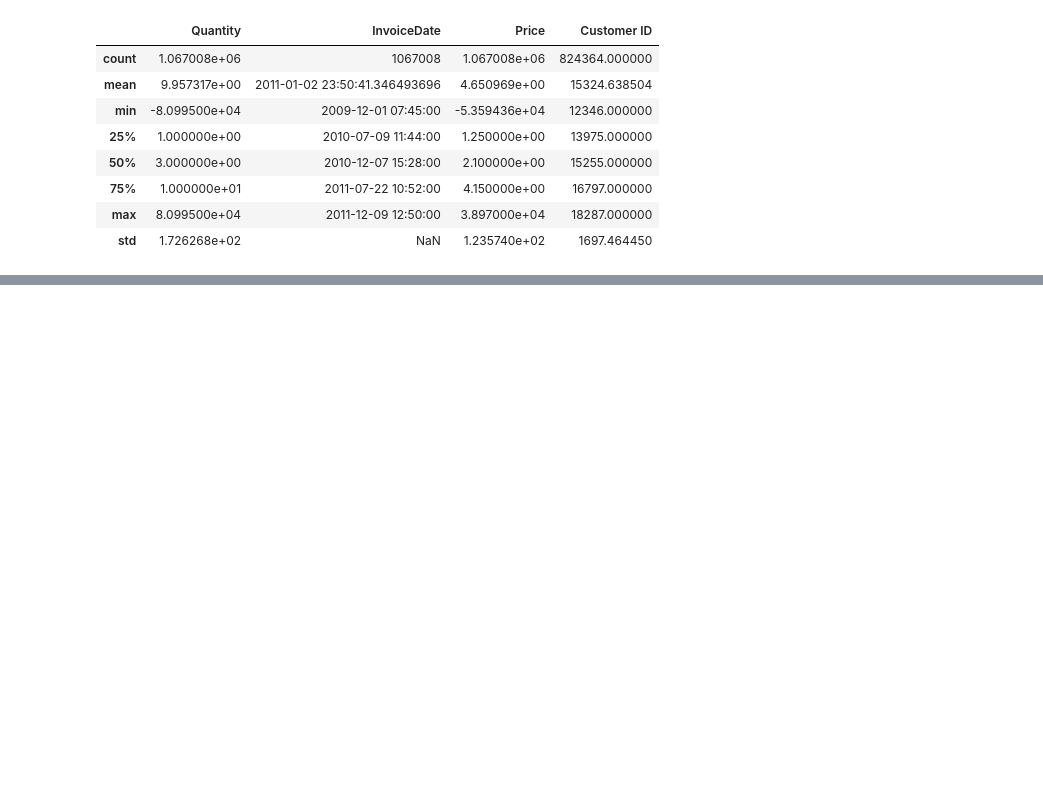
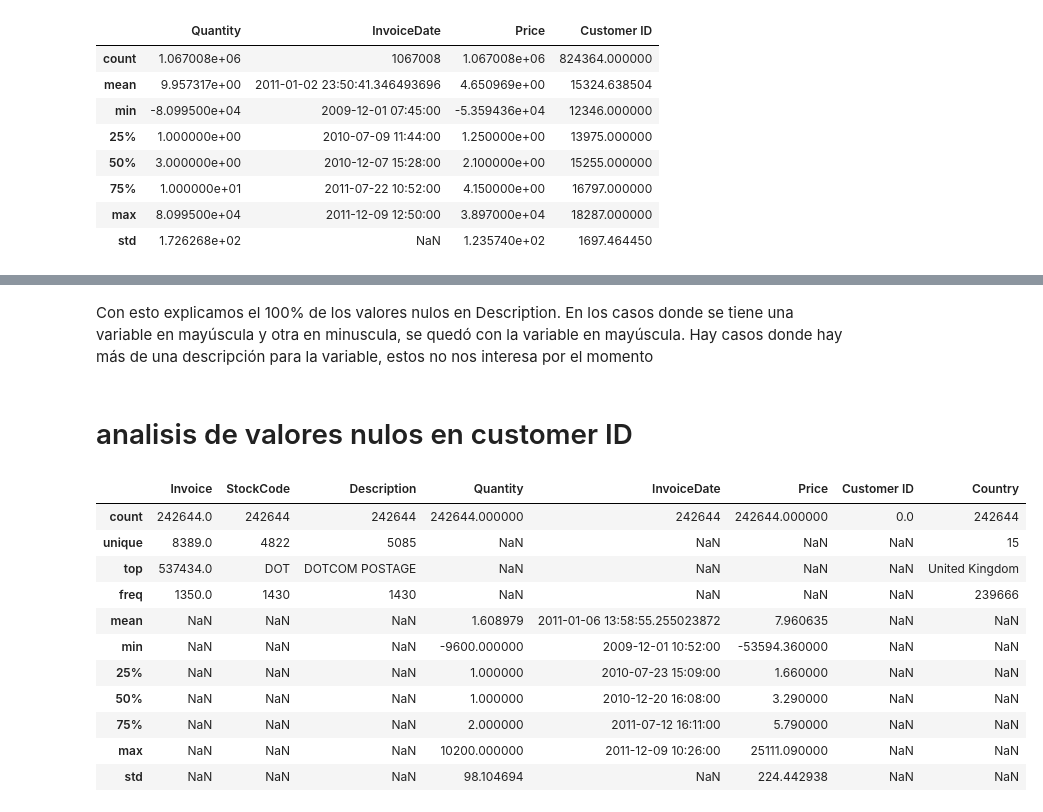
Before and after one commit to No-Country-simulation/s17-17-ft-data-bi, a Jupyter notebook: src/notebooks/eda.ipynb, the cells around one changed output, grey strips where cells are left out. Drawn from its saved outputs; the diff is of its cells as text; code cells hidden in the pictures; blank space fills up the shorter version.

```diff
--- a/src/notebooks/eda.ipynb
+++ b/src/notebooks/eda.ipynb
@@ -321,0 +573,4 @@ df.describe()
+# %% [markdown]
+Con esto explicamos el 100% de los valores nulos en Description. En los casos donde se tiene una variable en mayúscula y otra en minuscula, se quedó con la variable en mayúscula. Hay casos donde hay más de una descripción para la variable, estos no nos interesa por el momento
+# %% [markdown]
+# analisis de valores nulos en customer ID
@@ -321,0 +581,15 @@ df.describe()
+# %%
+df_customer_id.describe(include='all')
+# %% [output]
+|  | Invoice | StockCode | Description | Quantity | InvoiceDate | Price | Customer ID | Country |
+| count | 242644.0 | 242644 | 242644 | 242644.000000 | 242644 | 242644.000000 | 0.0 | 242644 |
+| unique | 8389.0 | 4822 | 5085 | NaN | NaN | NaN | NaN | 15 |
+| top | 537434.0 | DOT | DOTCOM POSTAGE | NaN | NaN | NaN | NaN | United Kingdom |
+| freq | 1350.0 | 1430 | 1430 | NaN | NaN | NaN | NaN | 239666 |
+| mean | NaN | NaN | NaN | 1.608979 | 2011-01-06 13:58:55.255023872 | 7.960635 | NaN | NaN |
+| min | NaN | NaN | NaN | -9600.000000 | 2009-12-01 10:52:00 | -53594.360000 | NaN | NaN |
+| 25% | NaN | NaN | NaN | 1.000000 | 2010-07-23 15:09:00 | 1.660000 | NaN | NaN |
+| 50% | NaN | NaN | NaN | 1.000000 | 2010-12-20 16:08:00 | 3.290000 | NaN | NaN |
+| 75% | NaN | NaN | NaN | 2.000000 | 2011-07-12 16:11:00 | 5.790000 | NaN | NaN |
+| max | NaN | NaN | NaN | 10200.000000 | 2011-12-09 10:26:00 | 25111.090000 | NaN | NaN |
+| std | NaN | NaN | NaN | 98.104694 | NaN | 224.442938 | NaN | NaN |
```
Also changed, not shown: parts of 35 cells of this notebook.
